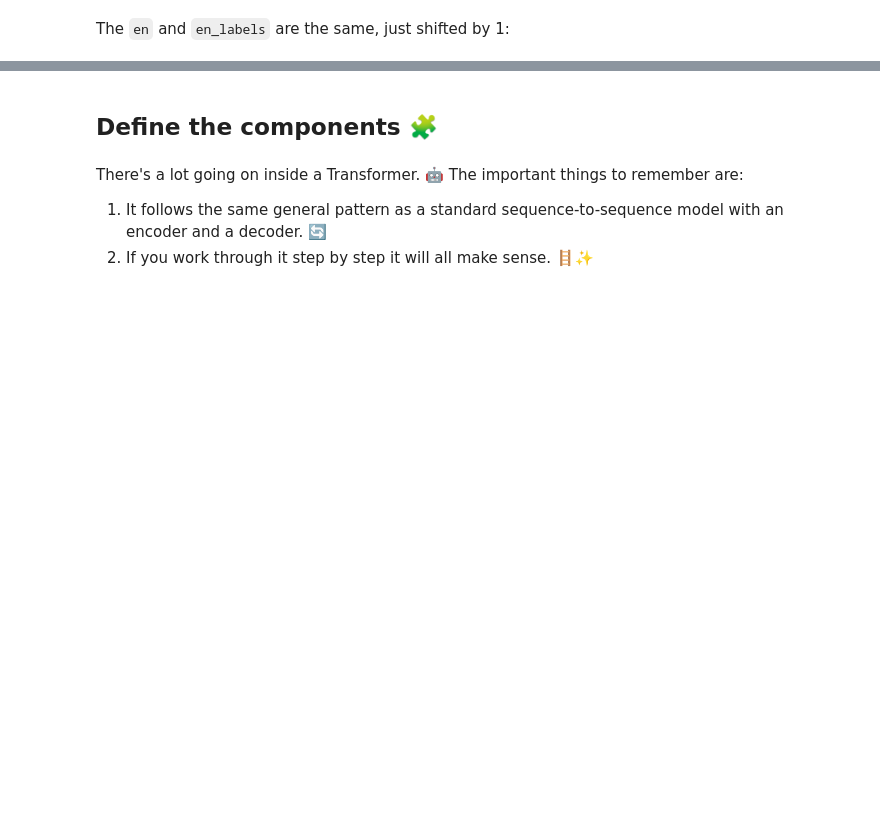
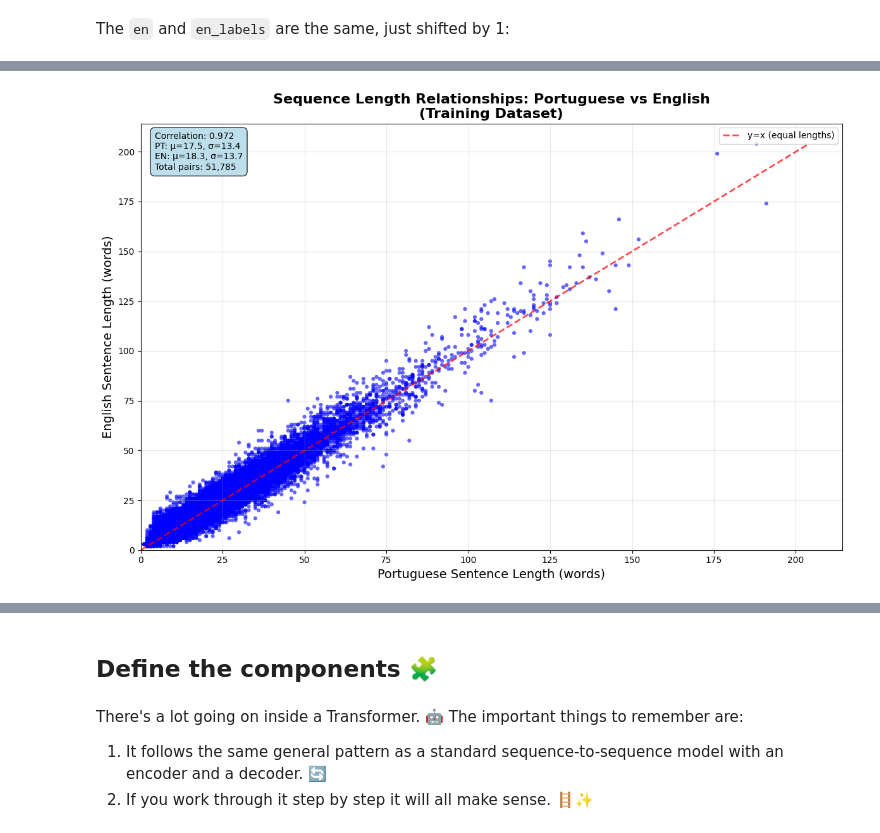
Before and after one commit to zkhechadoorian/Spanish_and_Portuguese_Translator, a Jupyter notebook: 2_transformer_translation/transformer.ipynb, the cells around one changed output, grey strips where cells are left out. Drawn from its saved outputs; the diff is of its cells as text; code cells hidden in the pictures; blank space fills up the shorter version.

```diff
--- a/2_transformer_translation/transformer.ipynb
+++ b/2_transformer_translation/transformer.ipynb
@@ -453,0 +679,85 @@ print(en_labels[0][:10])
+# %%
+import matplotlib.pyplot as plt
+import numpy as np
+
+# Lists to store sequence lengths
+pt_lengths = []
+en_lengths = []
+
+print("Analyzing sequence lengths in training dataset...")
+
+# Process the training dataset in batches to analyze sequence lengths
+for pt_batch, en_batch in train_examples.batch(1000):
+    # Process each example in the batch
+    for pt_sentence, en_sentence in zip(pt_batch.numpy(), en_batch.numpy()):
+        # Decode bytes to strings and count words
+        pt_text = pt_sentence.decode('utf-8')
+        en_text = en_sentence.decode('utf-8')
+
+        # Count words by splitting on whitespace
+        pt_word_count = len(pt_text.split())
+        en_word_count = len(en_text.split())
+
+        # Store the lengths
+        pt_lengths.append(pt_word_count)
+        en_lengths.append(en_word_count)
+
+    # Print progress indicator
+    print('.', end='', flush=True)
+
+print(f"\nProcessed {len(pt_lengths)} sentence pairs")
+
+# Create the scatter plot
+plt.figure(figsize=(12, 8))
+plt.scatter(pt_lengths, en_lengths, alpha=0.6, s=20, c='blue', edgecolors='none')
+
+# Add diagonal reference line (y=x) to show where lengths are equal
+max_length = max(max(pt_lengths), max(en_lengths))
+plt.plot([0, max_length], [0, max_length], 'r--', alpha=0.7, linewidth=2, label='y=x (equal lengths)')
+
+# Customize the plot
+plt.xlabel('Portuguese Sentence Length (words)', fontsize=14)
+plt.ylabel('English Sentence Length (words)', fontsize=14)
+plt.title('Sequence Length Relationships: Portuguese vs English\n(Training Dataset)', fontsize=16, fontweight='bold')
+plt.grid(True, alpha=0.3)
+plt.legend()
+
+# Add statistics text box
+correlation = np.corrcoef(pt_lengths, en_lengths)[0, 1]
+mean_pt = np.mean(pt_lengths)
+mean_en = np.mean(en_lengths)
+std_pt = np.std(pt_lengths)
+std_en = np.std(en_lengths)
+
+stats_text = f'Correlation: {correlation:.3f}\n'
+stats_text += f'PT: μ={mean_pt:.1f}, σ={std_pt:.1f}\n'
+stats_text += f'EN: μ={mean_en:.1f}, σ={std_en:.1f}\n'
+stats_text += f'Total pairs: {len(pt_lengths):,}'
+
+plt.text(0.02, 0.98, stats_text, transform=plt.gca().transAxes,
+         bbox=dict(boxstyle="round,pad=0.5", facecolor="lightblue", alpha=0.8),
+         verticalalignment='top', fontsize=10)
+
+# Set axis limits with some padding
+plt.xlim(0, max_length * 1.05)
+plt.ylim(0, max_length * 1.05)
+
+# Save and show the plot
+plt.tight_layout()
+plt.savefig('assets/sequence_length_relationships.png', dpi=300, bbox_inches='tight')
+plt.show()
+
+# Print additional analysis
+print(f"\nSequence Length Analysis:")
+print(f"Portuguese sentences - Mean: {mean_pt:.2f}, Std: {std_pt:.2f}")
+print(f"English sentences - Mean: {mean_en:.2f}, Std: {std_en:.2f}")
+print(f"Length correlation: {correlation:.4f}")
+print(f"Max Portuguese length: {max(pt_lengths)} words")
+print(f"Max English length: {max(en_lengths)} words")
+
+# Find examples with extreme length differences
+length_diffs = [abs(pt - en) for pt, en in zip(pt_lengths, en_lengths)]
+max_diff_idx = length_diffs.index(max(length_diffs))
+print(f"\nLargest length difference: {max(length_diffs)} words")
+print(f"PT length: {pt_lengths[max_diff_idx]}, EN length: {en_lengths[max_diff_idx]}")
+# %% [output]
@@ -453,0 +781 @@ print(en_labels[0][:10])
+[figure, added]
```
Also changed, not shown: parts of 66 cells of this notebook.
